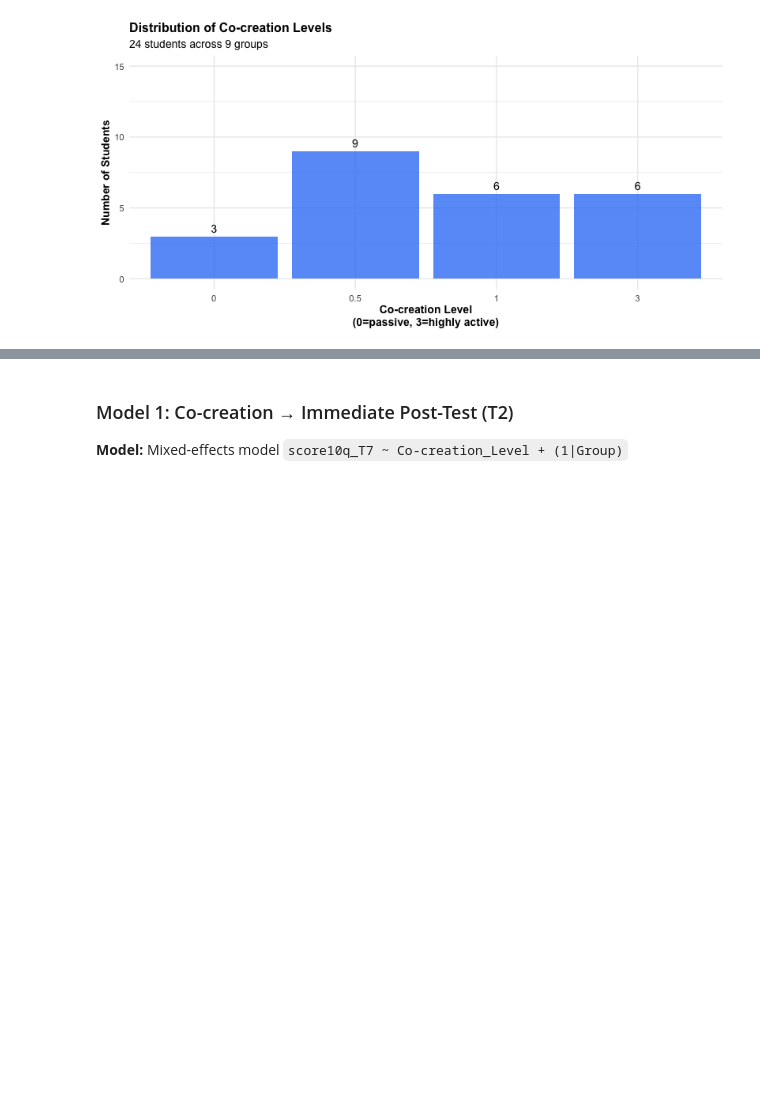
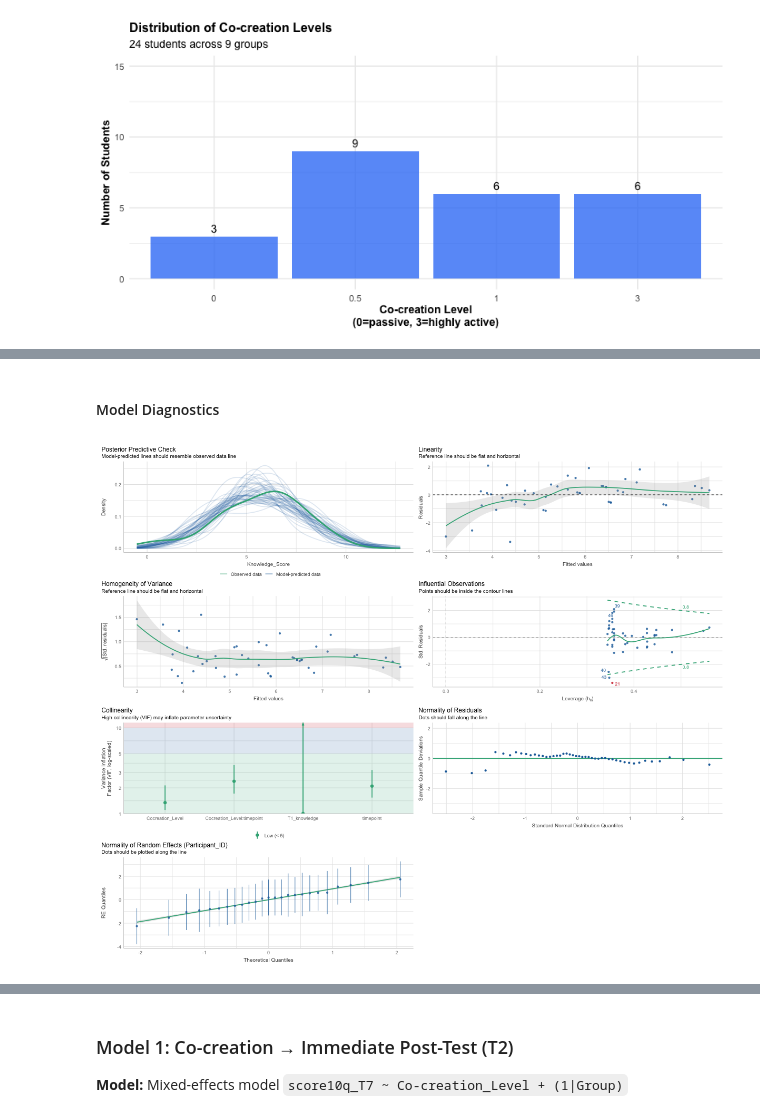
Before and after one commit to OlgaMuss/LLM_Frames_Paper, a Jupyter notebook: Manuscript/Supplementary_Materials/S5_Pilot_Statistical_Analysis.ipynb, the cells around one changed output, grey strips where cells are left out. Drawn from its saved outputs; the diff is of its cells as text; code cells hidden in the pictures; blank space fills up the shorter version.

```diff
--- a/Manuscript/Supplementary_Materials/S5_Pilot_Statistical_Analysis.ipynb
+++ b/Manuscript/Supplementary_Materials/S5_Pilot_Statistical_Analysis.ipynb
@@ -77,7 +77,7 @@ We load three main datasets:
 3. **Co-creation levels**: Group-level coding of student participation
 # %%
 # Load data files
-data_path = Path('../Data_analysis/Data')
+data_path = Path('../../Data_analysis/Data')
 
 # 1. Children knowledge data (T1, T2, T3)
 df_children = pd.read_csv(data_path / 'Qualtrics/BuildBots_children_T1T4T7T8.csv')
@@ -466,0 +676,35 @@ ggplot(df_t2, aes(x = factor(Cocreation_Level))) +
+# %%
+%%R
+
+# Reshape data to long format for combined analysis
+# Each participant has two rows: one for T2 (immediate) and one for T3 (delayed)
+
+# First, get T1 baseline scores for each participant
+df_t1_baseline <- df_scored %>%
+  filter(Timepoint == "T1") %>%
+  select(Student_ID, T1_knowledge = score2q, Group_factor, Cocreation_Level)
+
+# Get T2 and T3 scores
+df_long <- df_scored %>%
+  filter(Timepoint %in% c("T2", "T3")) %>%
+  select(Student_ID, Group_factor, Timepoint, Knowledge_Score = score10q, Cocreation_Level) %>%
+  # Join with T1 baseline
+  left_join(df_t1_baseline %>% select(Student_ID, T1_knowledge), by = "Student_ID") %>%
+  # Create timepoint factor (T2 = immediate, T3 = delayed)
+  mutate(
+    timepoint = factor(Timepoint, levels = c("T2", "T3"), labels = c("Immediate", "Delayed")),
+    Participant_ID = Student_ID,
+    Group_ID = Group_factor
+  ) %>%
+  # Remove rows with missing values
+  filter(!is.na(Knowledge_Score), !is.na(T1_knowledge), !is.na(Cocreation_Level))
+
+cat("Data reshaped to long format:\n")
+cat(sprintf("  Total observations: %d\n", nrow(df_long)))
+cat(sprintf("  Participants: %d\n", n_distinct(df_long$Participant_ID)))
+cat(sprintf("  Groups: %d\n", n_distinct(df_long$Group_ID)))
+cat(sprintf("  Timepoints per participant: %.2f\n\n",
+            nrow(df_long) / n_distinct(df_long$Participant_ID)))
+
+# Show structure
+head(df_long %>% arrange(Participant_ID, timepoint), 10)
@@ -466,0 +789,9 @@ ggplot(df_t2, aes(x = factor(Cocreation_Level))) +
+# %% [markdown]
+#### Model Diagnostics
+# %%
+%%R -w 1200 -h 1000 --units px
+
+# Comprehensive assumption checks
+check_model(model_combined, panel = TRUE)
+# %% [output]
+[figure, added]
```
Also changed, not shown: parts of 24 cells of this notebook, 2 other files.
